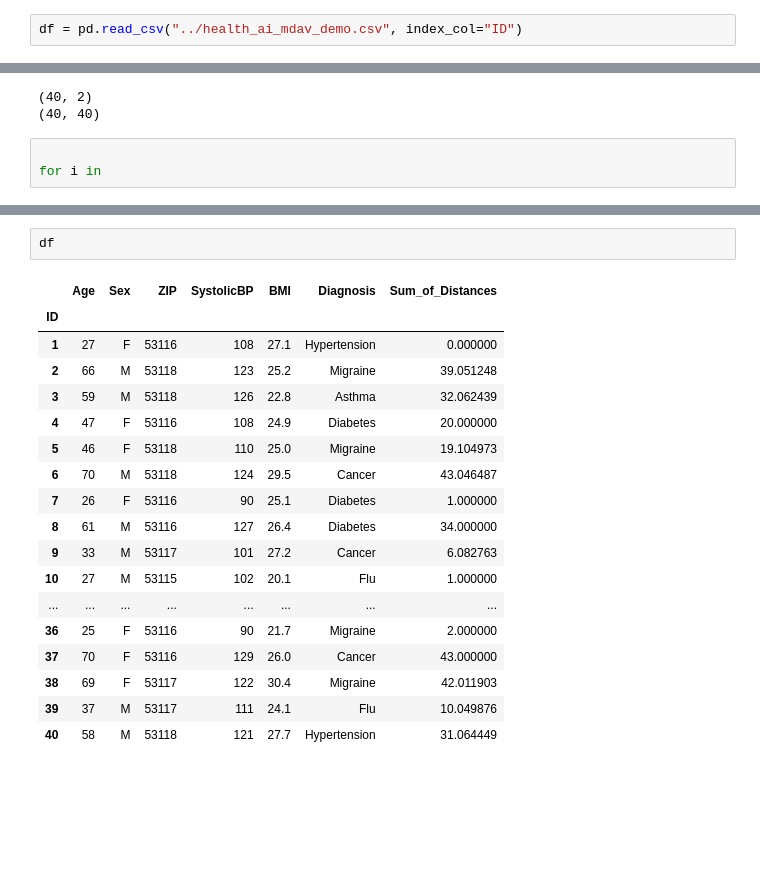
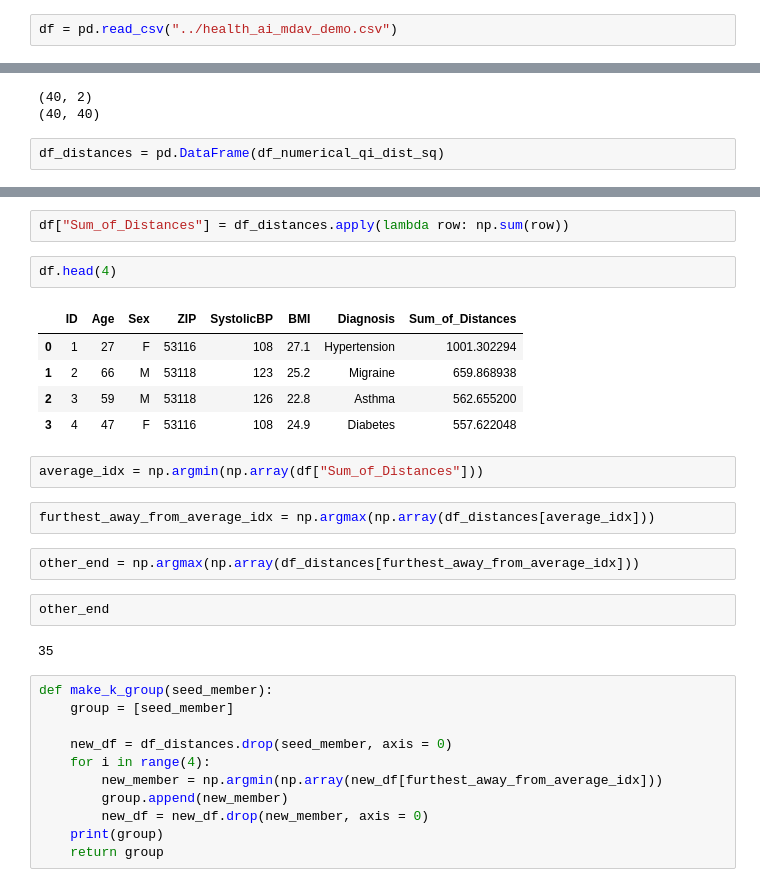
Before and after one commit to Ngwaru/maio_microaggreagation, a Jupyter notebook: aggregator.ipynb, the cells around one changed output, grey strips where cells are left out. Drawn from its saved outputs; the diff is of its cells as text; blank space fills up the shorter version.

Commit message:
add k members function

```diff
--- a/aggregator.ipynb
+++ b/aggregator.ipynb
@@ -4,7 +4,7 @@ import numpy as np
 import math
 from scipy.spatial.distance import pdist, squareform
 # %%
-df = pd.read_csv("../health_ai_mdav_demo.csv", index_col="ID")
+df = pd.read_csv("../health_ai_mdav_demo.csv")
 # %%
 df.info()
 # %% [output]
@@ -59,5 +59,4 @@ print(df_numerical_qi_dist_sq.shape)
 (40, 2)
 (40, 40)
 # %%
-
-for i in
+df_distances = pd.DataFrame(df_numerical_qi_dist_sq)
@@ -64,22 +84,32 @@ for i in
+# %%
+df["Sum_of_Distances"] = df_distances.apply(lambda row: np.sum(row))
 # %%
-df
+df.head(4)
 # %% [output]
-|  | Age | Sex | ZIP | SystolicBP | BMI | Diagnosis | Sum_of_Distances |
-| ID |  |  |  |  |  |  |  |
-| 1 | 27 | F | 53116 | 108 | 27.1 | Hypertension | 0.000000 |
-| 2 | 66 | M | 53118 | 123 | 25.2 | Migraine | 39.051248 |
-| 3 | 59 | M | 53118 | 126 | 22.8 | Asthma | 32.062439 |
-| 4 | 47 | F | 53116 | 108 | 24.9 | Diabetes | 20.000000 |
-| 5 | 46 | F | 53118 | 110 | 25.0 | Migraine | 19.104973 |
-| 6 | 70 | M | 53118 | 124 | 29.5 | Cancer | 43.046487 |
-| 7 | 26 | F | 53116 | 90 | 25.1 | Diabetes | 1.000000 |
-| 8 | 61 | M | 53116 | 127 | 26.4 | Diabetes | 34.000000 |
-| 9 | 33 | M | 53117 | 101 | 27.2 | Cancer | 6.082763 |
-| 10 | 27 | M | 53115 | 102 | 20.1 | Flu | 1.000000 |
-| ... | ... | ... | ... | ... | ... | ... | ... |
-| 36 | 25 | F | 53116 | 90 | 21.7 | Migraine | 2.000000 |
-| 37 | 70 | F | 53116 | 129 | 26.0 | Cancer | 43.000000 |
-| 38 | 69 | F | 53117 | 122 | 30.4 | Migraine | 42.011903 |
-| 39 | 37 | M | 53117 | 111 | 24.1 | Flu | 10.049876 |
-| 40 | 58 | M | 53118 | 121 | 27.7 | Hypertension | 31.064449 |
+|  | ID | Age | Sex | ZIP | SystolicBP | BMI | Diagnosis | Sum_of_Distances |
+| 0 | 1 | 27 | F | 53116 | 108 | 27.1 | Hypertension | 1001.302294 |
+| 1 | 2 | 66 | M | 53118 | 123 | 25.2 | Migraine | 659.868938 |
+| 2 | 3 | 59 | M | 53118 | 126 | 22.8 | Asthma | 562.655200 |
+| 3 | 4 | 47 | F | 53116 | 108 | 24.9 | Diabetes | 557.622048 |
+# %%
+average_idx = np.argmin(np.array(df["Sum_of_Distances"]))
+# %%
+furthest_away_from_average_idx = np.argmax(np.array(df_distances[average_idx]))
+# %%
+other_end = np.argmax(np.array(df_distances[furthest_away_from_average_idx]))
+# %%
+other_end
+# %% [output]
+35
+# %%
+def make_k_group(seed_member):
+    group = [seed_member]
+
+    new_df = df_distances.drop(seed_member, axis = 0)
+    for i in range(4):
+        new_member = np.argmin(np.array(new_df[furthest_away_from_average_idx]))
+        group.append(new_member)
+        new_df = new_df.drop(new_member, axis = 0)
+    print(group)
+    return group
 # %%
```
Also changed, not shown: parts of 5 cells of this notebook.
